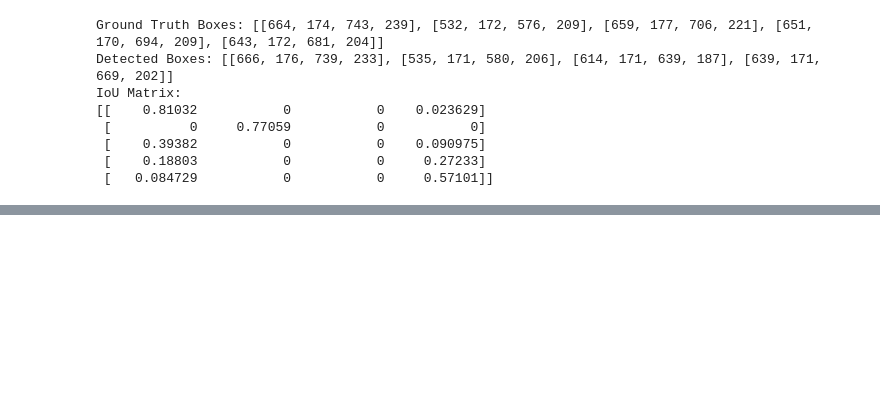
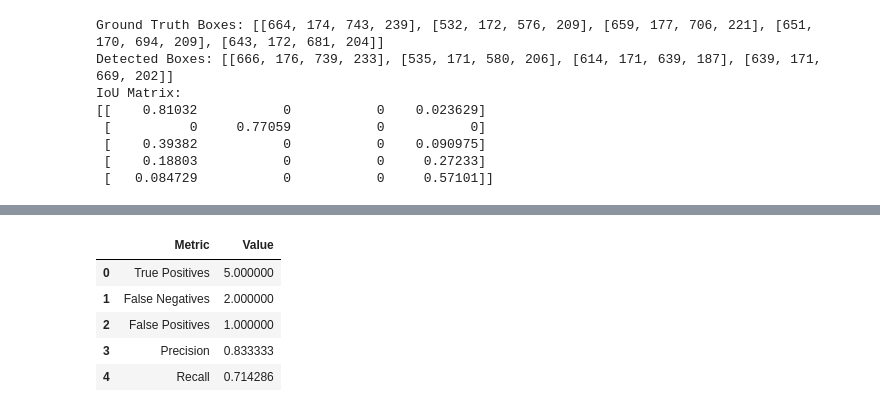
Before and after one commit to iamunblemished/rwu_cv_task2, a Jupyter notebook: Test2.ipynb, the cells around one changed output, grey strips where cells are left out. Drawn from its saved outputs; the diff is of its cells as text; code cells hidden in the pictures; blank space fills up the shorter version.

```diff
--- a/Test2.ipynb
+++ b/Test2.ipynb
@@ -263,0 +351,7 @@ print(row_ind, col_ind)
+# %%
+eval_data = pd.DataFrame()
+
+eval_data['Metric'] = ['True Positives', 'False Negatives', 'False Positives', 'Precision', 'Recall']
+eval_data['Value'] = [TP, FN, FP, Precision, Recall]
+
+iou_df = pd.DataFrame()
@@ -263,0 +377,9 @@ print(row_ind, col_ind)
+# %%
+eval_data
+# %% [output]
+|  | Metric | Value |
+| 0 | True Positives | 5.000000 |
+| 1 | False Negatives | 2.000000 |
+| 2 | False Positives | 1.000000 |
+| 3 | Precision | 0.833333 |
+| 4 | Recall | 0.714286 |
```
Also changed, not shown: parts of 16 cells of this notebook, 57 other files.
